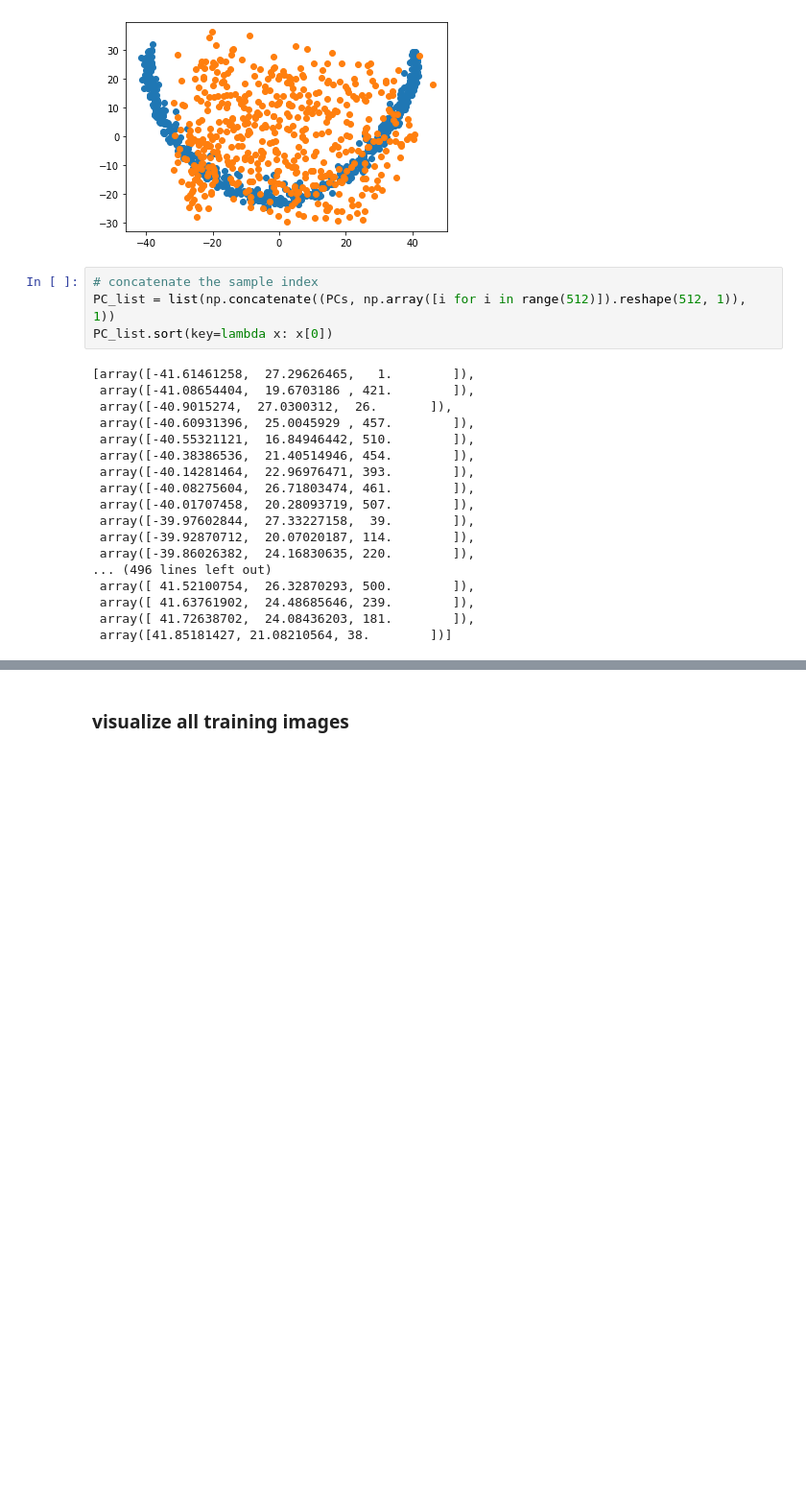
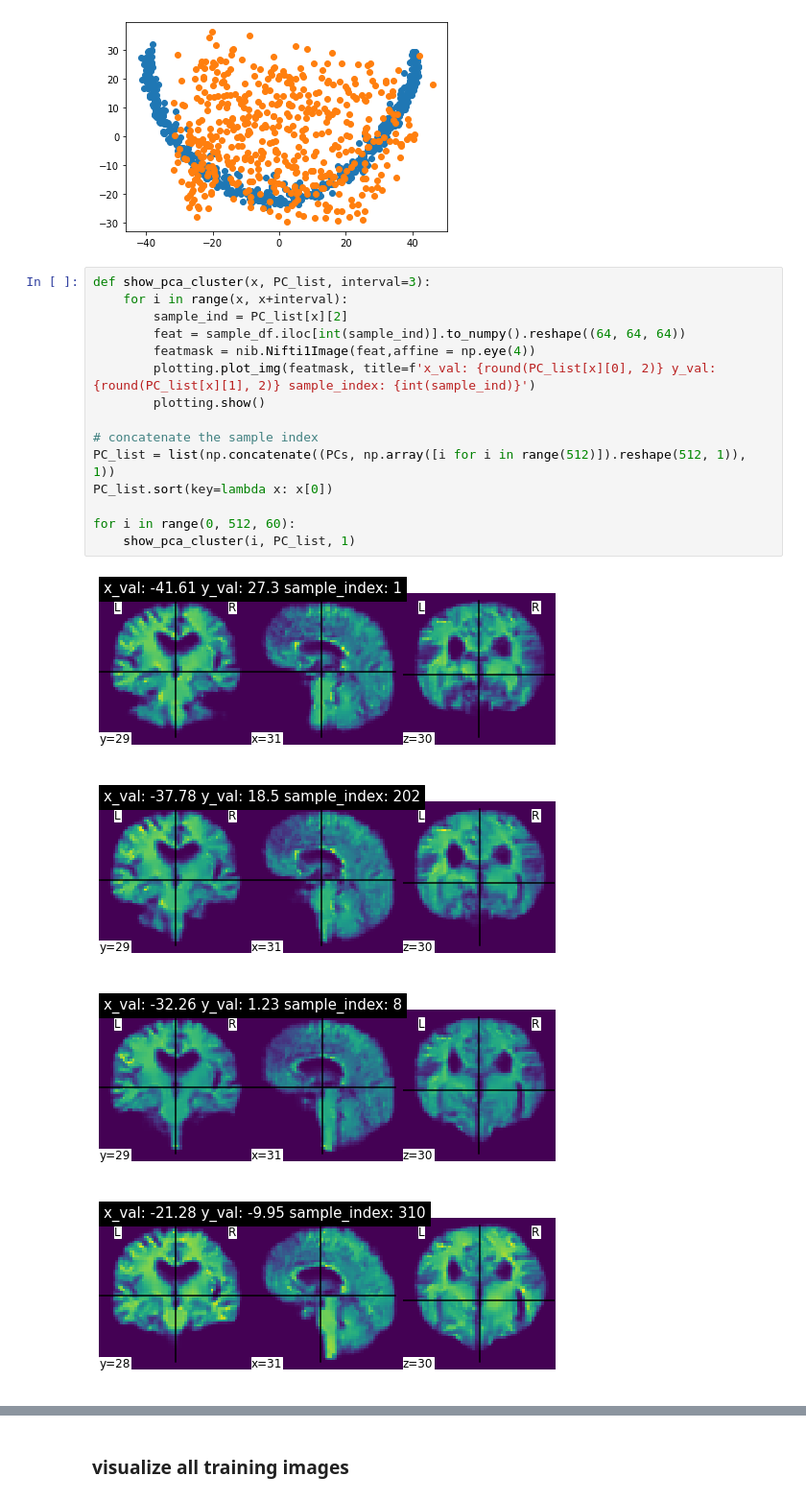
Before and after one commit to ShiboXing/Improved-3dbraingen, a Jupyter notebook: Test.ipynb, the cells around one changed output, grey strips where cells are left out. Shown at 96% size. Cells and saved outputs as stored; diff of their text form; blank space fills up the shorter version.

```diff
--- a/Test.ipynb
+++ b/Test.ipynb
@@ -310,25 +310,23 @@ plt.show()
 # %% [output]
 0 1 2 3 4 5 6 7 8 9 10 11 12 13 14 15 16 17 18 19 20 21 22 23 24 25 26 27 28 29 30 31 32 33 34 35 36 37 38 39 40 41 42 43 44 45 46 47 48 49 50 51 52 53 54 55 56 57 58 59 60 61 62 63 64 65 66 67 68 69  ...
 [figure]
-# %%
-# concatenate the sample index
-PC_list = list(np.concatenate((PCs, np.array([i for i in range(512)]).reshape(512, 1)), 1))
-PC_list.sort(key=lambda x: x[0])
-# %% [output]
-[array([-41.61461258,  27.29626465,   1.        ]),
- array([-41.08654404,  19.6703186 , 421.        ]),
- array([-40.9015274,  27.0300312,  26.       ]),
- array([-40.60931396,  25.0045929 , 457.        ]),
- array([-40.55321121,  16.84946442, 510.        ]),
- array([-40.38386536,  21.40514946, 454.        ]),
- array([-40.14281464,  22.96976471, 393.        ]),
- array([-40.08275604,  26.71803474, 461.        ]),
- array([-40.01707458,  20.28093719, 507.        ]),
- array([-39.97602844,  27.33227158,  39.        ]),
- array([-39.92870712,  20.07020187, 114.        ]),
- array([-39.86026382,  24.16830635, 220.        ]),
-... (496 lines left out)
- array([ 41.52100754,  26.32870293, 500.        ]),
- array([ 41.63761902,  24.48685646, 239.        ]),
- array([ 41.72638702,  24.08436203, 181.        ]),
- array([41.85181427, 21.08210564, 38.        ])]
+# %%
+def show_pca_cluster(x, PC_list, interval=3):
+    for i in range(x, x+interval):
+        sample_ind = PC_list[x][2]
+        feat = sample_df.iloc[int(sample_ind)].to_numpy().reshape((64, 64, 64))
+        featmask = nib.Nifti1Image(feat,affine = np.eye(4))
+        plotting.plot_img(featmask, title=f'x_val: {round(PC_list[x][0], 2)} y_val: {round(PC_list[x][1], 2)} sample_index: {int(sample_ind)}')
+        plotting.show()
+
+# concatenate the sample index
+PC_list = list(np.concatenate((PCs, np.array([i for i in range(512)]).reshape(512, 1)), 1))
+PC_list.sort(key=lambda x: x[0])
+
+for i in range(0, 512, 60):
+    show_pca_cluster(i, PC_list, 1)
+# %% [output]
+[figure, added]
+[figure, added]
+[figure, added]
+[figure, added]
```
Also changed, not shown: parts of 1 cell of this notebook.
